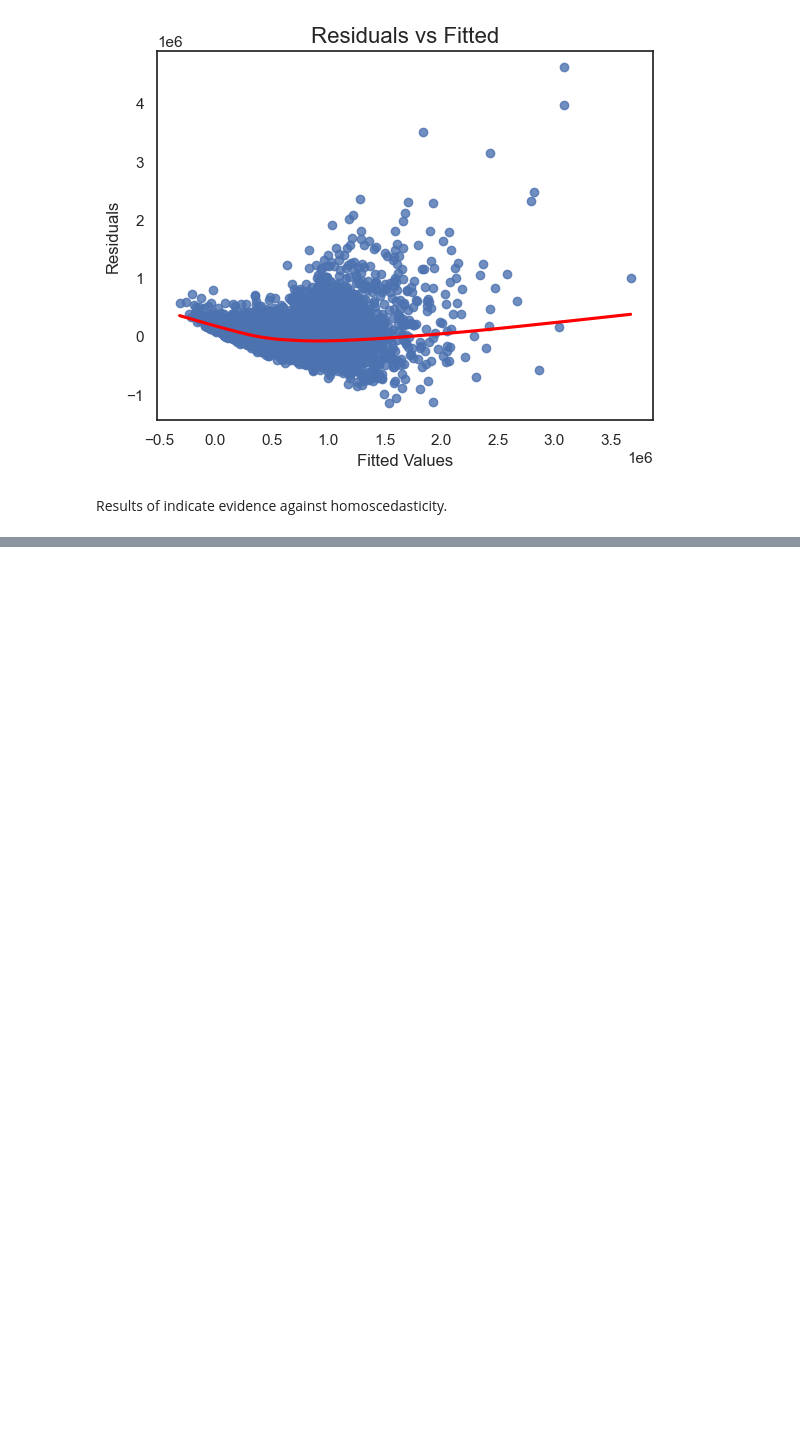
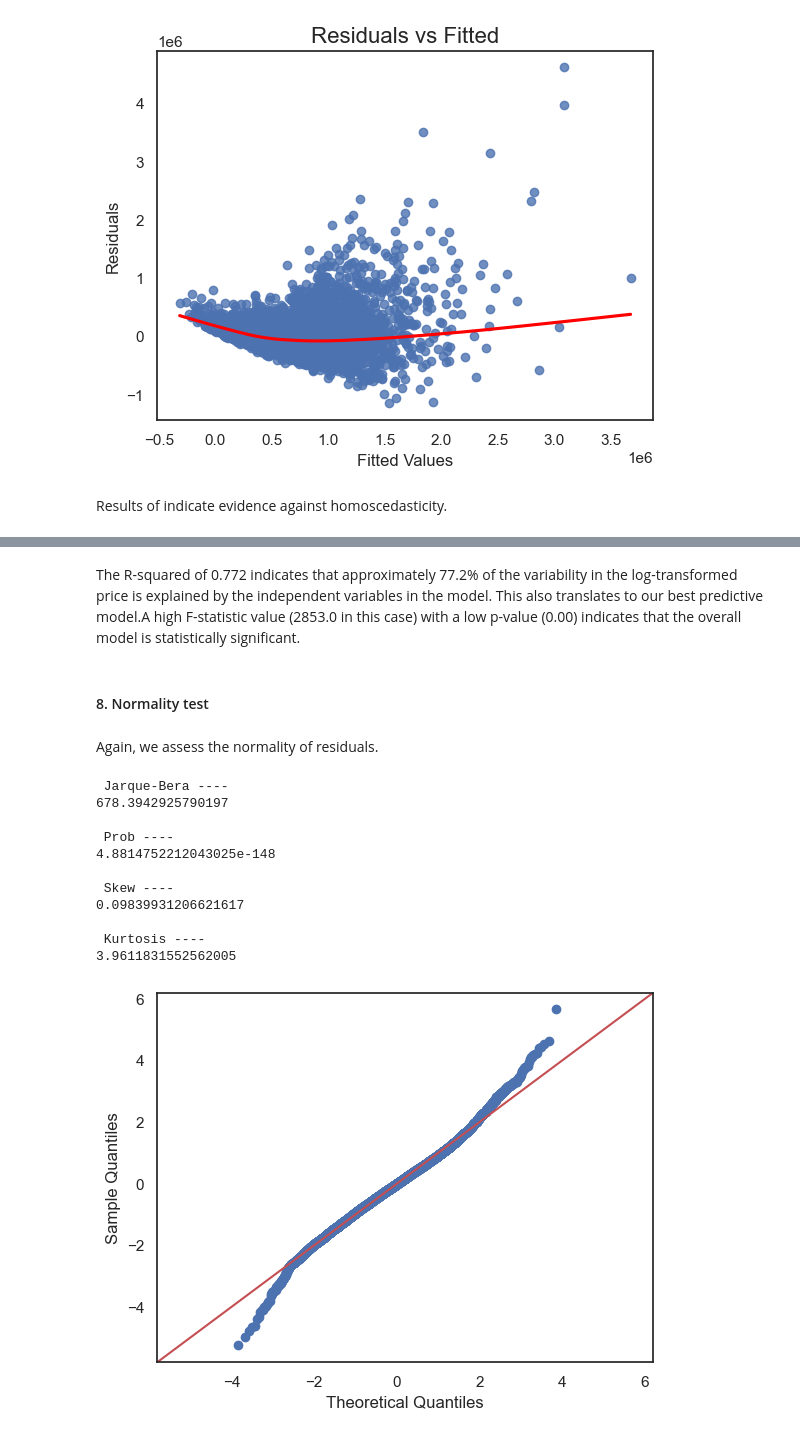
Before and after one commit to JEr1yAnalst/dsc-phase-2project_group7, a Jupyter notebook: student.ipynb, the cells around one changed output, grey strips where cells are left out. Saved outputs shown, nothing was run; the diff lists cells and outputs as text; code cells hidden in the pictures; blank space fills up the shorter version.

```diff
--- a/student.ipynb
+++ b/student.ipynb
@@ -1091,0 +1108,6 @@ Results of indicate evidence against homoscedasticity.
+# %%
+#add constant to X_train
+X_train = sm.add_constant(X_train)
+
+#find OLS for train data set
+model1_log_ols = sm.OLS(y_train, X_train).fit()
@@ -1091,0 +1149,22 @@ Results of indicate evidence against homoscedasticity.
+# %% [markdown]
+The R-squared of 0.772 indicates that approximately 77.2% of the variability in the log-transformed price is explained by the independent variables in the model. This also translates to our best predictive model.A high F-statistic value (2853.0 in this case) with a low p-value (0.00) indicates that the overall model is statistically significant.
+# %% [markdown]
+#### 8. Normality test
+# %% [markdown]
+Again, we assess the normality of residuals.
+# %%
+# Test for normality
+normality_test(model1_log_ols);
+# %% [output]
+ Jarque-Bera ----
+678.3942925790197
+
+ Prob ----
+4.8814752212043025e-148
+
+ Skew ----
+0.09839931206621617
+
+ Kurtosis ----
+3.9611831552562005
+[figure, added]
```
Also changed, not shown: parts of 7 cells of this notebook.
